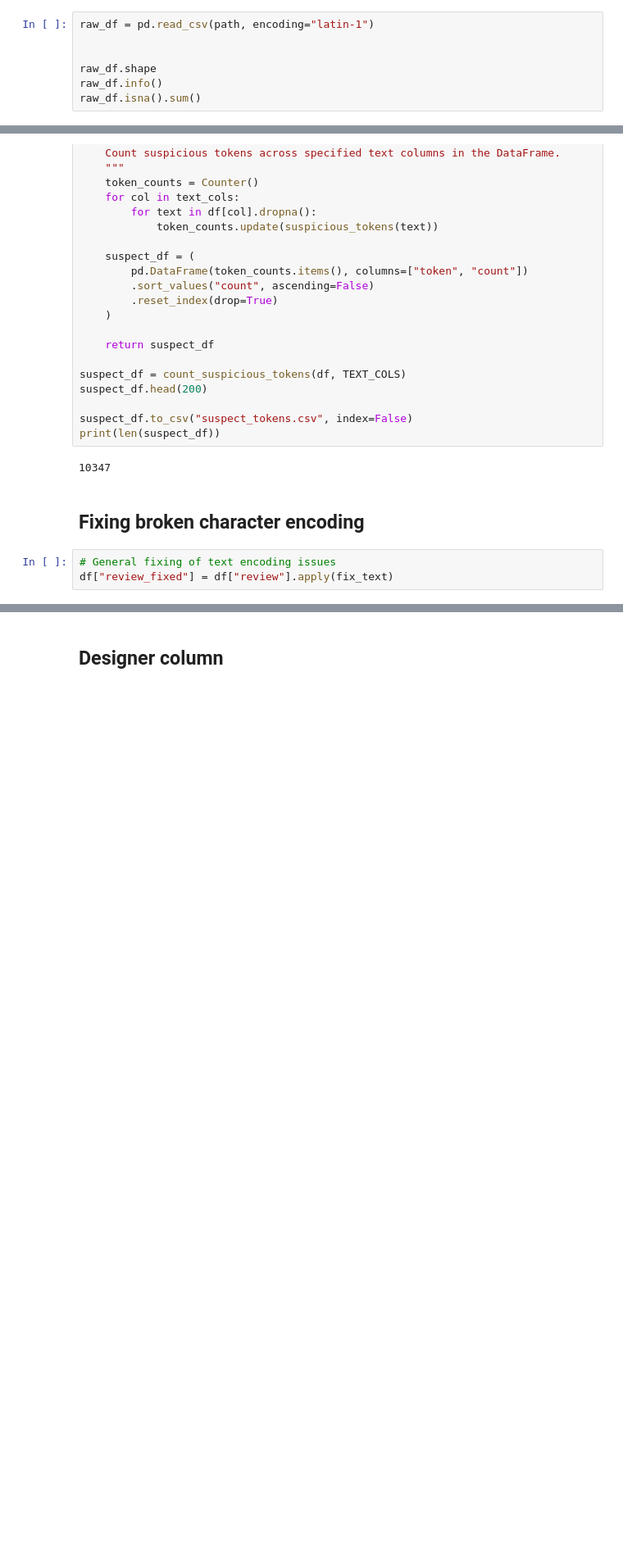
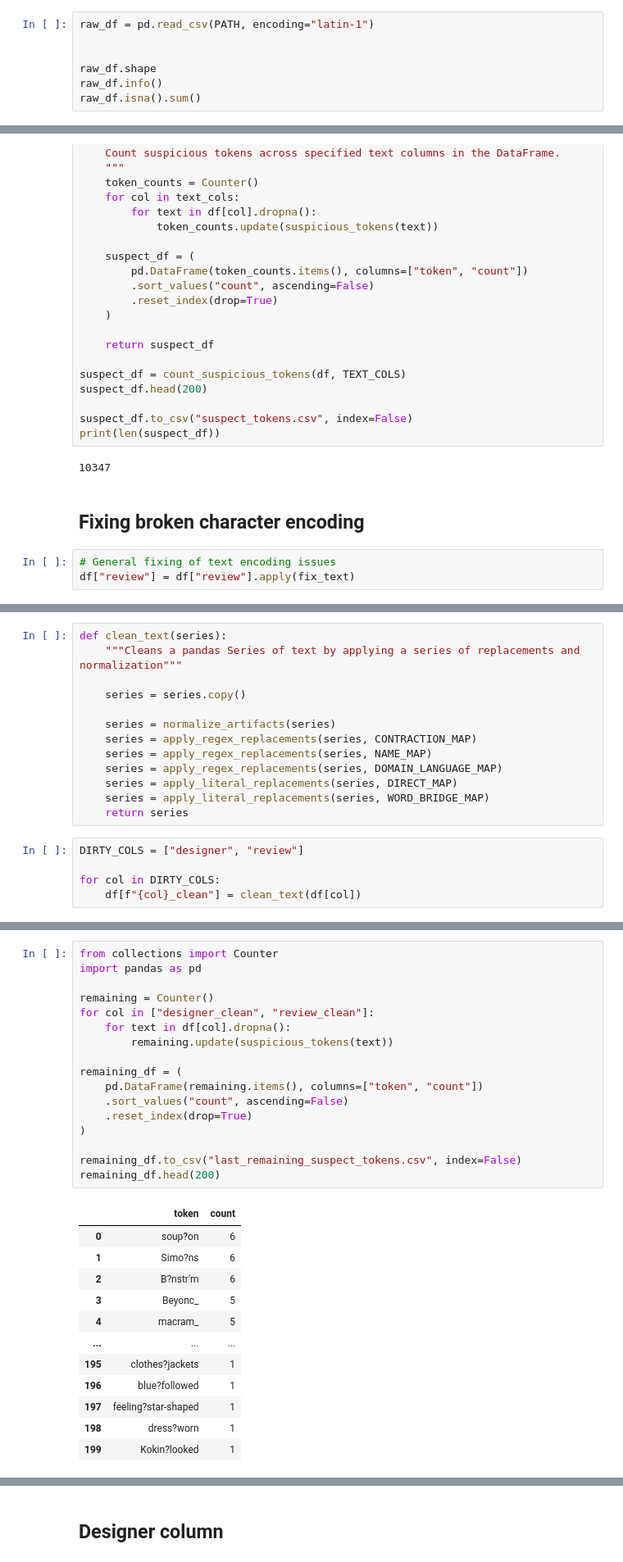
Before and after one commit to Zoe-O16/Thesis, a Jupyter notebook: Cleaning.ipynb, the cells around one changed output, grey strips where cells are left out. Shown at 82% size. Drawn from its saved outputs; the diff is of its cells as text; blank space fills up the shorter version.

Commit message:
cleaning update

```diff
--- a/Cleaning.ipynb
+++ b/Cleaning.ipynb
@@ -19,5 +19,5 @@ path = "data/stylecom_raw.csv"
 # %%
-raw_df = pd.read_csv(path, encoding="latin-1")
+raw_df = pd.read_csv(PATH, encoding="latin-1")
 
 
 raw_df.shape
@@ -143,5 +143,5 @@ print(len(suspect_df))
 ## Fixing broken character encoding
 # %%
 # General fixing of text encoding issues
-df["review_fixed"] = df["review"].apply(fix_text)
+df["review"] = df["review"].apply(fix_text)
 # %% [markdown]
@@ -256,0 +671,18 @@ and boots will have plenty of eager admirers, too.
+# %%
+def clean_text(series):
+    """Cleans a pandas Series of text by applying a series of replacements and normalization"""
+
+    series = series.copy()
+
+    series = normalize_artifacts(series)
+    series = apply_regex_replacements(series, CONTRACTION_MAP)
+    series = apply_regex_replacements(series, NAME_MAP)
+    series = apply_regex_replacements(series, DOMAIN_LANGUAGE_MAP)
+    series = apply_literal_replacements(series, DIRECT_MAP)
+    series = apply_literal_replacements(series, WORD_BRIDGE_MAP)
+    return series
+# %%
+DIRTY_COLS = ["designer", "review"]
+
+for col in DIRTY_COLS:
+    df[f"{col}_clean"] = clean_text(df[col])
@@ -256,0 +691,30 @@ and boots will have plenty of eager admirers, too.
+# %%
+from collections import Counter
+import pandas as pd
+
+remaining = Counter()
+for col in ["designer_clean", "review_clean"]:
+    for text in df[col].dropna():
+        remaining.update(suspicious_tokens(text))
+
+remaining_df = (
+    pd.DataFrame(remaining.items(), columns=["token", "count"])
+    .sort_values("count", ascending=False)
+    .reset_index(drop=True)
+)
+
+remaining_df.to_csv("last_remaining_suspect_tokens.csv", index=False)
+remaining_df.head(200)
+# %% [output]
+|  | token | count |
+| 0 | soup?on | 6 |
+| 1 | Simo?ns | 6 |
+| 2 | B?nstr'm | 6 |
+| 3 | Beyonc_ | 5 |
+| 4 | macram_ | 5 |
+| ... | ... | ... |
+| 195 | clothes?jackets | 1 |
+| 196 | blue?followed | 1 |
+| 197 | feeling?star-shaped | 1 |
+| 198 | dress?worn | 1 |
+| 199 | Kokin?looked | 1 |
```
Also changed, not shown: parts of 22 cells of this notebook, 2 other files.
